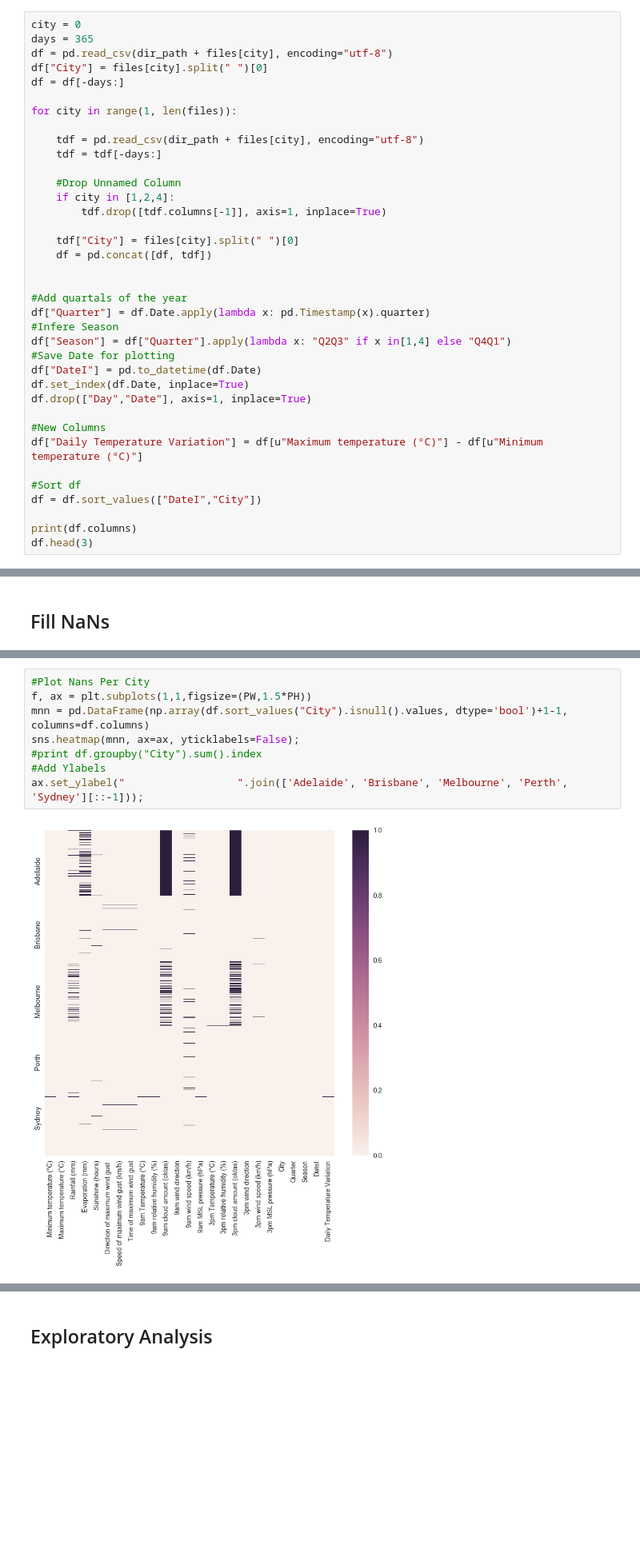
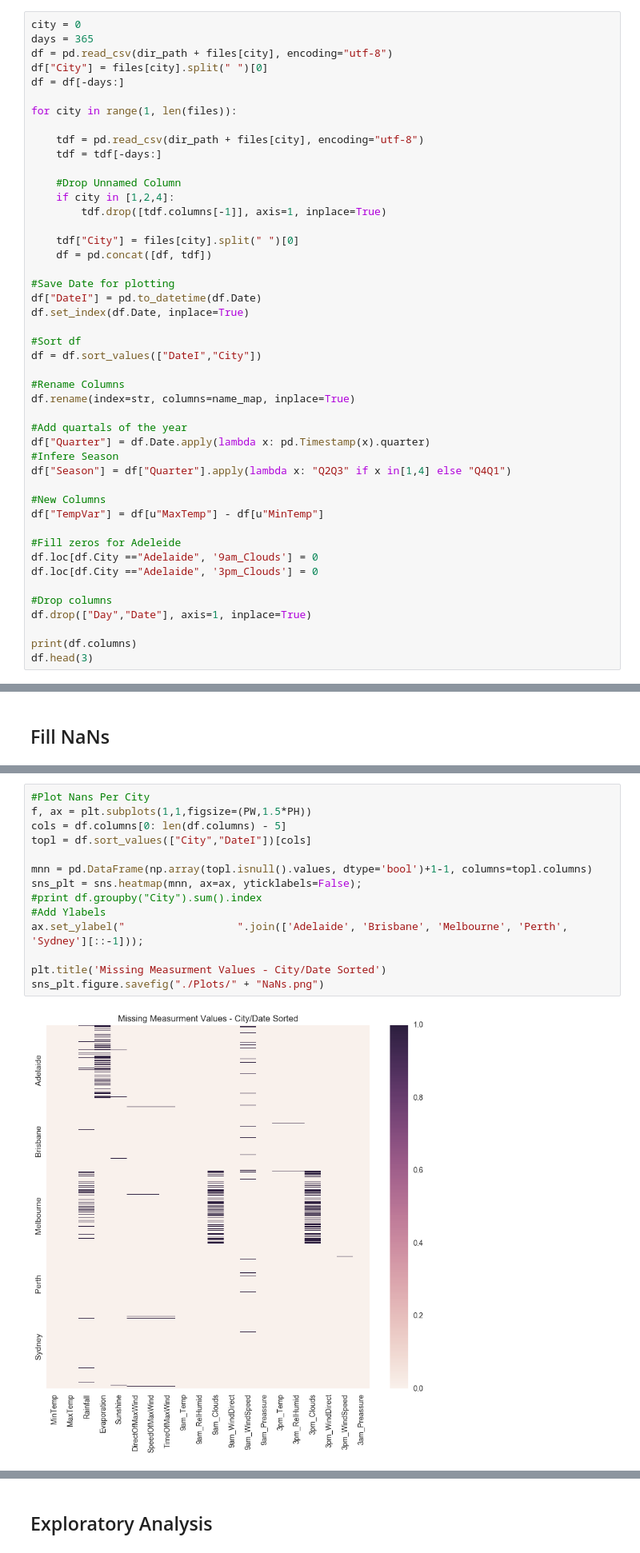
Before and after one commit to BrunnoRicci/bom-austraila, a Jupyter notebook: BOM_Australia.ipynb, the cells around one changed output, grey strips where cells are left out. Shown at 80% size. Saved outputs shown, nothing was run; the diff lists cells and outputs as text; blank space fills up the shorter version.

```diff
--- a/BOM_Australia.ipynb
+++ b/BOM_Australia.ipynb
@@ -49,21 +73,30 @@ for city in range(1, len(files)):
     tdf["City"] = files[city].split(" ")[0]
     df = pd.concat([df, tdf])
 
+#Save Date for plotting
+df["DateI"] = pd.to_datetime(df.Date)
+df.set_index(df.Date, inplace=True)
+
+#Sort df
+df = df.sort_values(["DateI","City"])
+
+#Rename Columns
+df.rename(index=str, columns=name_map, inplace=True)
 
 #Add quartals of the year
 df["Quarter"] = df.Date.apply(lambda x: pd.Timestamp(x).quarter)
 #Infere Season
 df["Season"] = df["Quarter"].apply(lambda x: "Q2Q3" if x in[1,4] else "Q4Q1")
-#Save Date for plotting
-df["DateI"] = pd.to_datetime(df.Date)
-df.set_index(df.Date, inplace=True)
-df.drop(["Day","Date"], axis=1, inplace=True)
 
 #New Columns
-df["Daily Temperature Variation"] = df[u"Maximum temperature (°C)"] - df[u"Minimum temperature (°C)"]
+df["TempVar"] = df[u"MaxTemp"] - df[u"MinTemp"]
 
-#Sort df
-df = df.sort_values(["DateI","City"])
+#Fill zeros for Adeleide
+df.loc[df.City =="Adelaide", '9am_Clouds'] = 0
+df.loc[df.City =="Adelaide", '3pm_Clouds'] = 0
+
+#Drop columns
+df.drop(["Day","Date"], axis=1, inplace=True)
 
 print(df.columns)
 df.head(3)
@@ -127,13 +150,19 @@ sns.heatmap(mnn, ax=ax, yticklabels=False);
 # %%
 #Plot Nans Per City
 f, ax = plt.subplots(1,1,figsize=(PW,1.5*PH))
-mnn = pd.DataFrame(np.array(df.sort_values("City").isnull().values, dtype='bool')+1-1, columns=df.columns)
-sns.heatmap(mnn, ax=ax, yticklabels=False);
+cols = df.columns[0: len(df.columns) - 5]
+topl = df.sort_values(["City","DateI"])[cols]
+
+mnn = pd.DataFrame(np.array(topl.isnull().values, dtype='bool')+1-1, columns=topl.columns)
+sns_plt = sns.heatmap(mnn, ax=ax, yticklabels=False);
 #print df.groupby("City").sum().index
 #Add Ylabels
 ax.set_ylabel("                  ".join(['Adelaide', 'Brisbane', 'Melbourne', 'Perth', 'Sydney'][::-1]));
+
+plt.title('Missing Measurment Values - City/Date Sorted')
+sns_plt.figure.savefig("./Plots/" + "NaNs.png")
 # %% [output]
-[figure, old version]
+[figure, new version]
 # %%
 #Fill Group Median/Mode
 medCols = p.index
```
Also changed, not shown: parts of 12 cells of this notebook, 1 other file.
